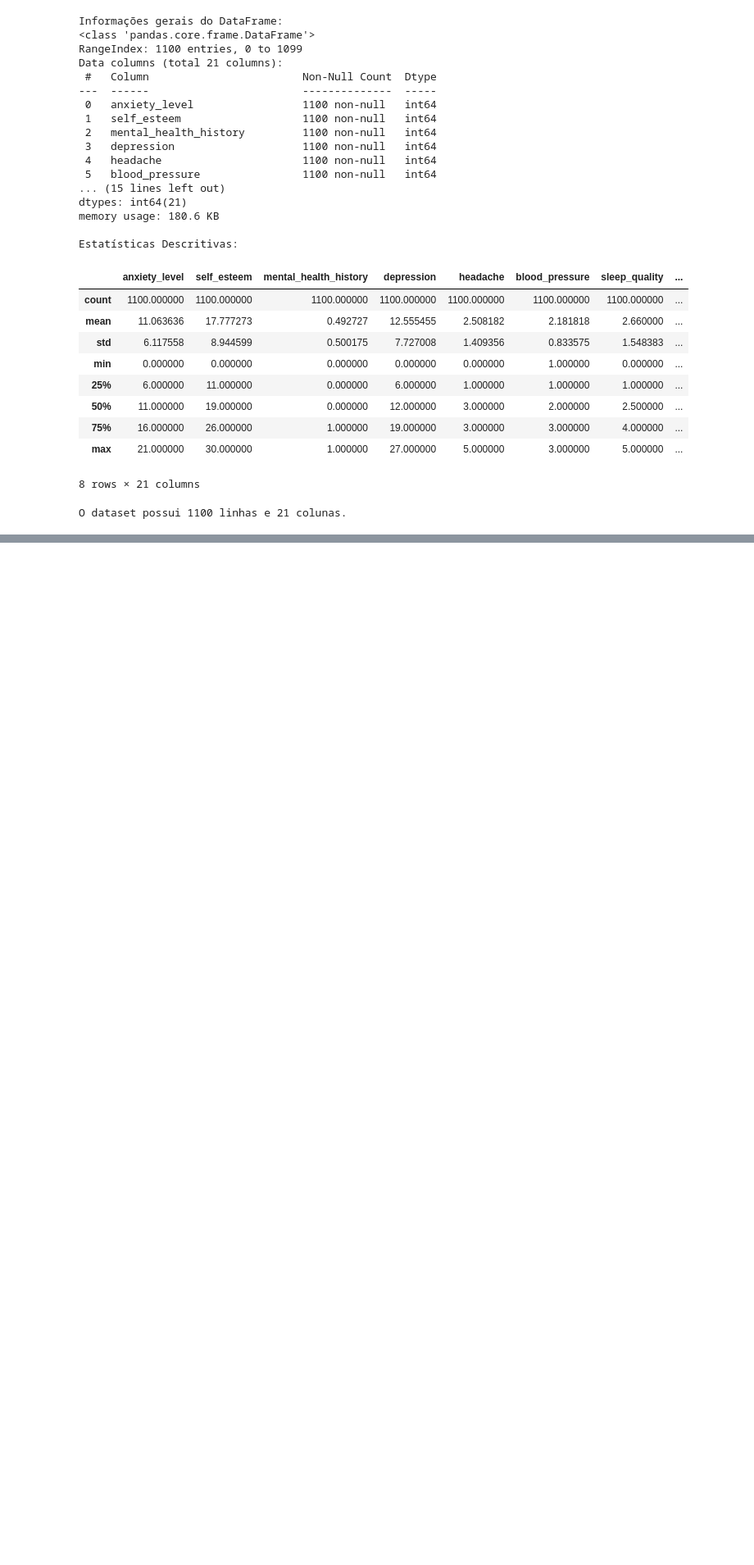
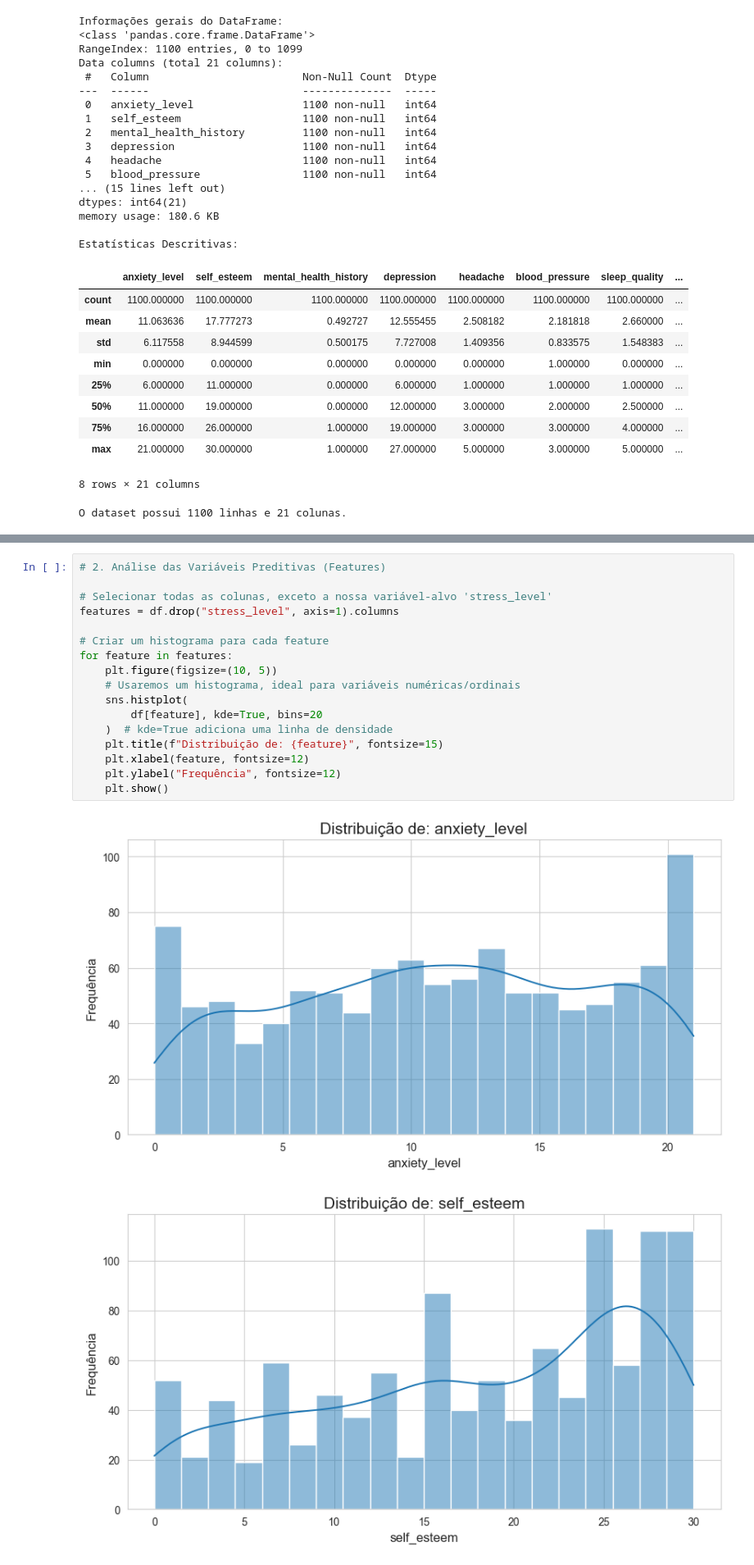
Before and after one commit to fernando-lfs/fiap-tech-challenge-fase3, a Jupyter notebook: notebooks/01-analise-exploratoria.ipynb, the cells around one changed output, grey strips where cells are left out. Shown at 82% size. Saved outputs shown, nothing was run; the diff lists cells and outputs as text; blank space fills up the shorter version.

```diff
--- a/notebooks/01-analise-exploratoria.ipynb
+++ b/notebooks/01-analise-exploratoria.ipynb
@@ -97,0 +181,20 @@ O dataset possui 1100 linhas e 21 colunas.
+# %%
+# 2. Análise das Variáveis Preditivas (Features)
+
+# Selecionar todas as colunas, exceto a nossa variável-alvo 'stress_level'
+features = df.drop("stress_level", axis=1).columns
+
+# Criar um histograma para cada feature
+for feature in features:
+    plt.figure(figsize=(10, 5))
+    # Usaremos um histograma, ideal para variáveis numéricas/ordinais
+    sns.histplot(
+        df[feature], kde=True, bins=20
+    )  # kde=True adiciona uma linha de densidade
+    plt.title(f"Distribuição de: {feature}", fontsize=15)
+    plt.xlabel(feature, fontsize=12)
+    plt.ylabel("Frequência", fontsize=12)
+    plt.show()
+# %% [output]
+[figure, added]
+[figure, added]
```
Also changed, not shown: parts of 12 cells of this notebook.
